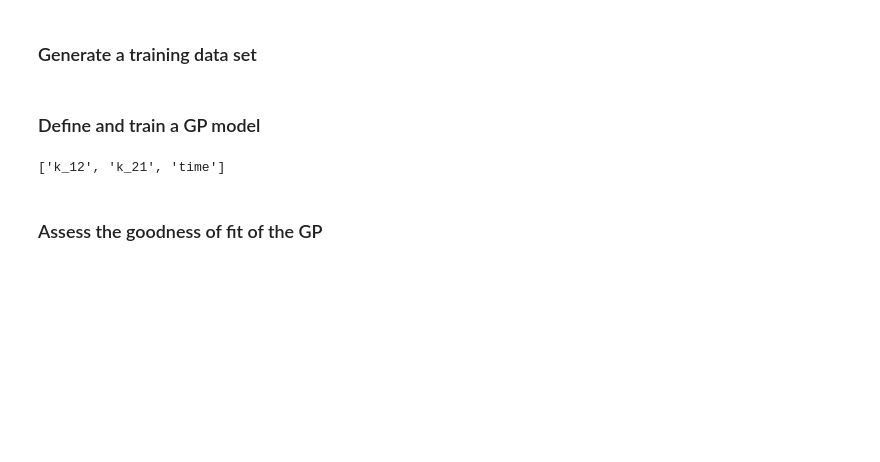
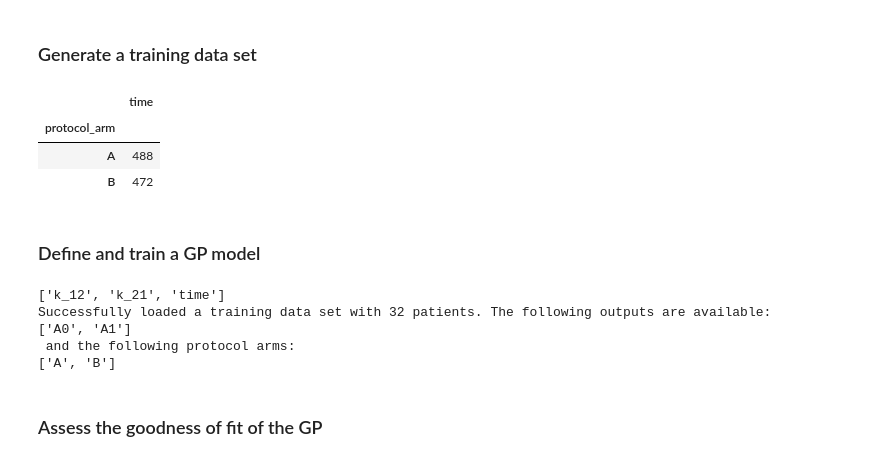
Before and after one commit to novainsilico/vpop-calibration, a Jupyter notebook: examples/train_gp.ipynb, the cells around one changed output. Cells and saved outputs as stored; diff of their text form; code cells hidden in the pictures; blank space fills up the shorter version.

```diff
--- a/examples/train_gp.ipynb
+++ b/examples/train_gp.ipynb
@@ -56,6 +55,14 @@ dataset = simulate_dataset_from_ranges(
     None,
     time_steps,
 )
+# %%
+# Remove parts of the data set
+bootstrapped_dataset = dataset.sample(frac=0.5)
+# %% [output]
+|  | time |
+| protocol_arm |  |
+| A | 488 |
+| B | 472 |
 # %% [markdown]
 ### Define and train a GP model
 # %%
@@ -65,7 +72,7 @@ print(descriptors)
 
 # initiate our GP class
 myGP = GP(
-    dataset,
+    bootstrapped_dataset,
     descriptors,
     var_strat="IMV",  # either IMV (Independent Multitask Variational) or LMCV (Linear Model of Coregionalization Variational)
     kernel="RBF",  # Either RBF or SMK
@@ -82,6 +89,10 @@ myGP = GP(
 )
 # %% [output]
 ['k_12', 'k_21', 'time']
+Successfully loaded a training data set with 32 patients. The following outputs are available:
+['A0', 'A1']
+ and the following protocol arms:
+['A', 'B']
 # %%
 myGP.train()
 # %% [markdown]
```
Also changed, not shown: parts of 1 cell of this notebook, 6 other files.
